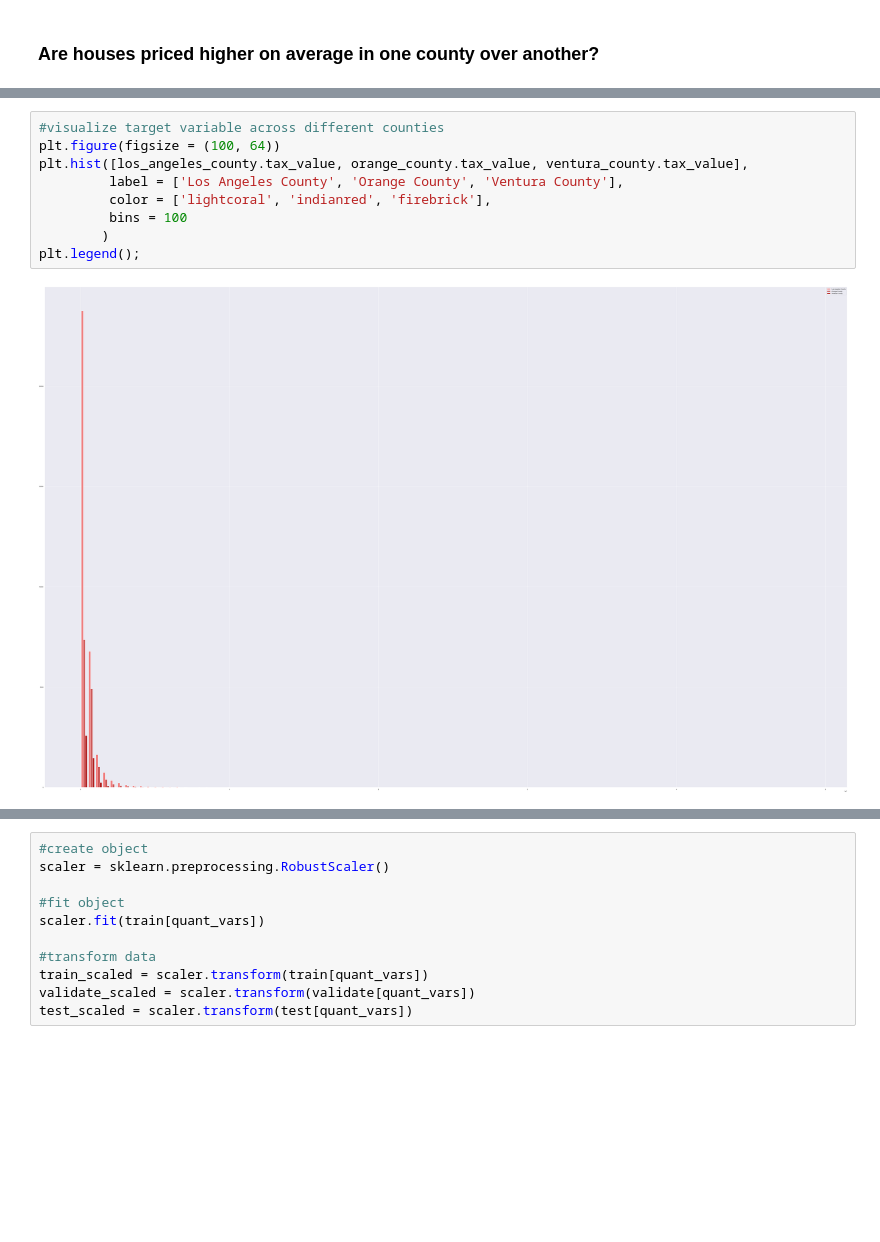
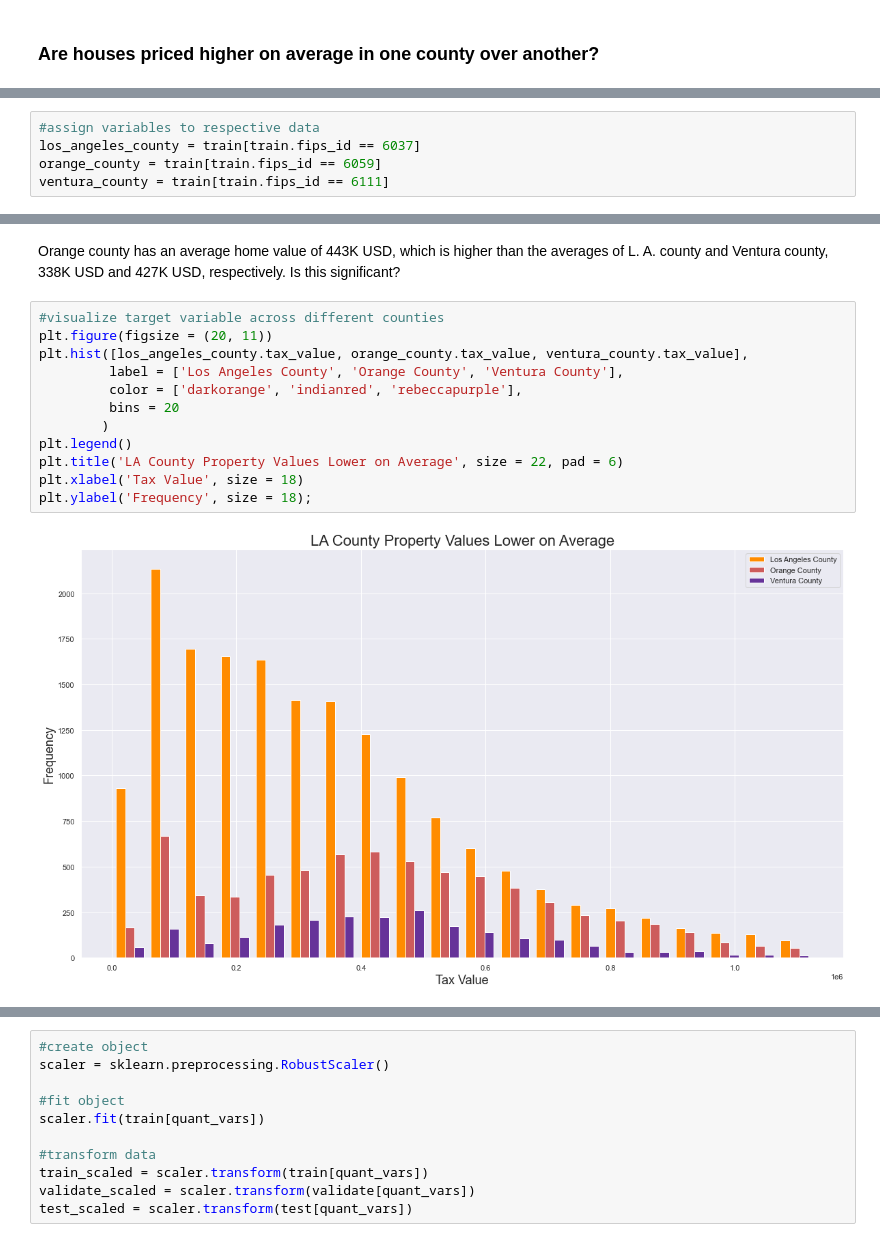
Before and after one commit to masonsherbondy/zillow-regression, a Jupyter notebook: property_value_work.ipynb, the cells around one changed output, grey strips where cells are left out. Saved outputs shown, nothing was run; the diff lists cells and outputs as text; blank space fills up the shorter version.

```diff
--- a/property_value_work.ipynb
+++ b/property_value_work.ipynb
@@ -345,0 +423,5 @@ Name: tax_value, dtype: float64
+# %%
+#assign variables to respective data
+los_angeles_county = train[train.fips_id == 6037]
+orange_county = train[train.fips_id == 6059]
+ventura_county = train[train.fips_id == 6111]
@@ -346,11 +467,16 @@ Name: tax_value, dtype: float64
+# %% [markdown]
+Orange county has an average home value of 443K USD, which is higher than the averages of L. A. county and Ventura county, 338K USD and 427K USD, respectively. Is this significant?
 # %%
 #visualize target variable across different counties
-plt.figure(figsize = (100, 64))
+plt.figure(figsize = (20, 11))
 plt.hist([los_angeles_county.tax_value, orange_county.tax_value, ventura_county.tax_value],
          label = ['Los Angeles County', 'Orange County', 'Ventura County'],
-         color = ['lightcoral', 'indianred', 'firebrick'],
-         bins = 100
+         color = ['darkorange', 'indianred', 'rebeccapurple'],
+         bins = 20
         )
-plt.legend();
+plt.legend()
+plt.title('LA County Property Values Lower on Average', size = 22, pad = 6)
+plt.xlabel('Tax Value', size = 18)
+plt.ylabel('Frequency', size = 18);
 # %% [output]
-[figure, old version]
+[figure, new version]
```
Also changed, not shown: parts of 126 cells of this notebook, 7 other files.
